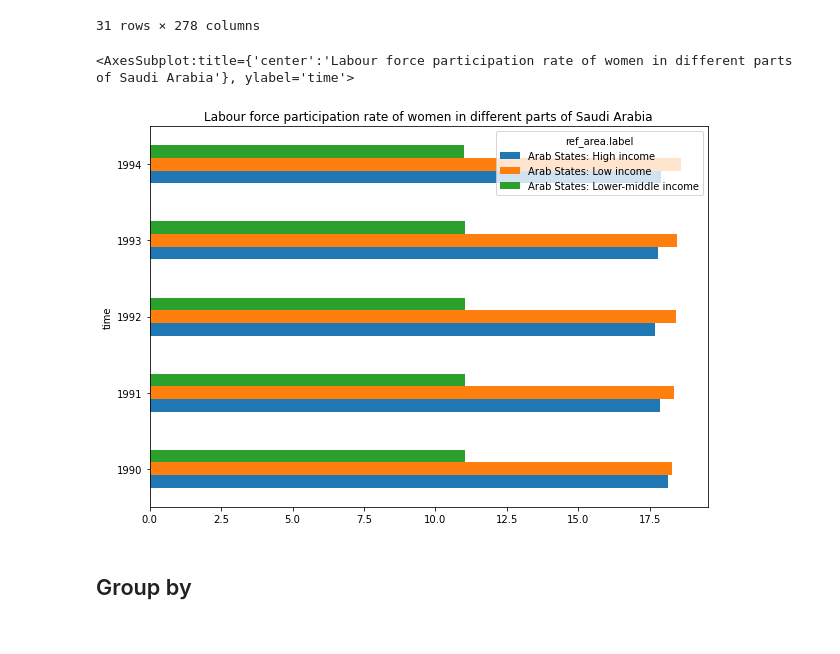
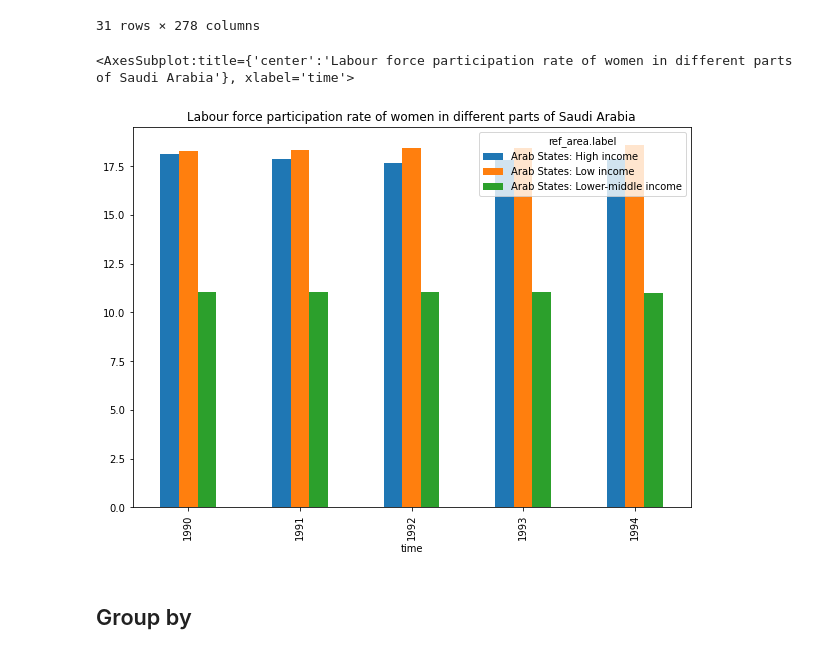
Before and after one commit to jessieffff/cs103a-cpa01, a Jupyter notebook: cpa01.ipynb, the cells around one changed output. Cells and saved outputs as stored; diff of their text form; code cells hidden in the pictures.

```diff
--- a/cpa01.ipynb
+++ b/cpa01.ipynb
@@ -280,12 +320,13 @@ df2
 31 rows × 278 columns
 # %%
 ##Plot summary:
+#Women libe in the low income areas in Arab states have the highest larbor force participation rate
 
-df2.iloc[0:5, 15:18].plot.barh(figsize=(10,7),
+df2.iloc[0:5, 15:18].plot.bar(figsize=(10,7),
                             title='Labour force participation rate of women in different parts of Saudi Arabia')
 # %% [output]
-<AxesSubplot:title={'center':'Labour force participation rate of women in different parts of Saudi Arabia'}, ylabel='time'>
+<AxesSubplot:title={'center':'Labour force participation rate of women in different parts of Saudi Arabia'}, xlabel='time'>
-[figure, old version]
+[figure, new version]
 # %% [markdown]
 ## Group by
 # %%
```
Also changed, not shown: parts of 11 cells of this notebook.
